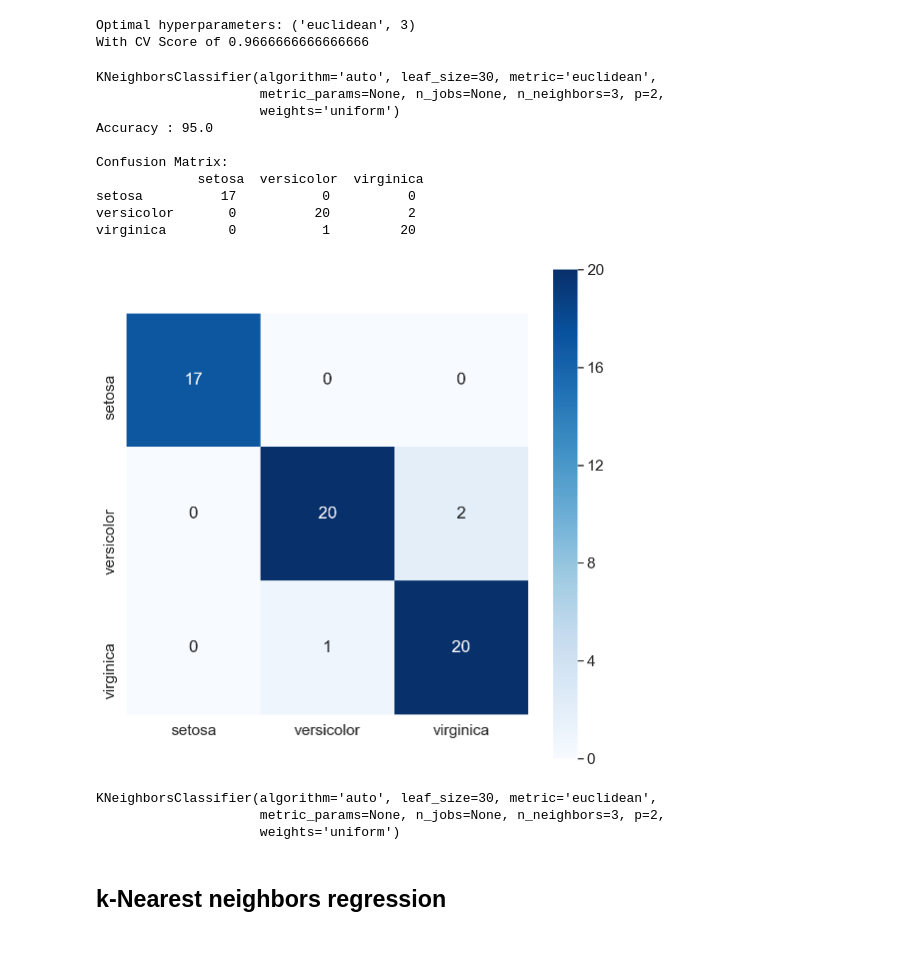
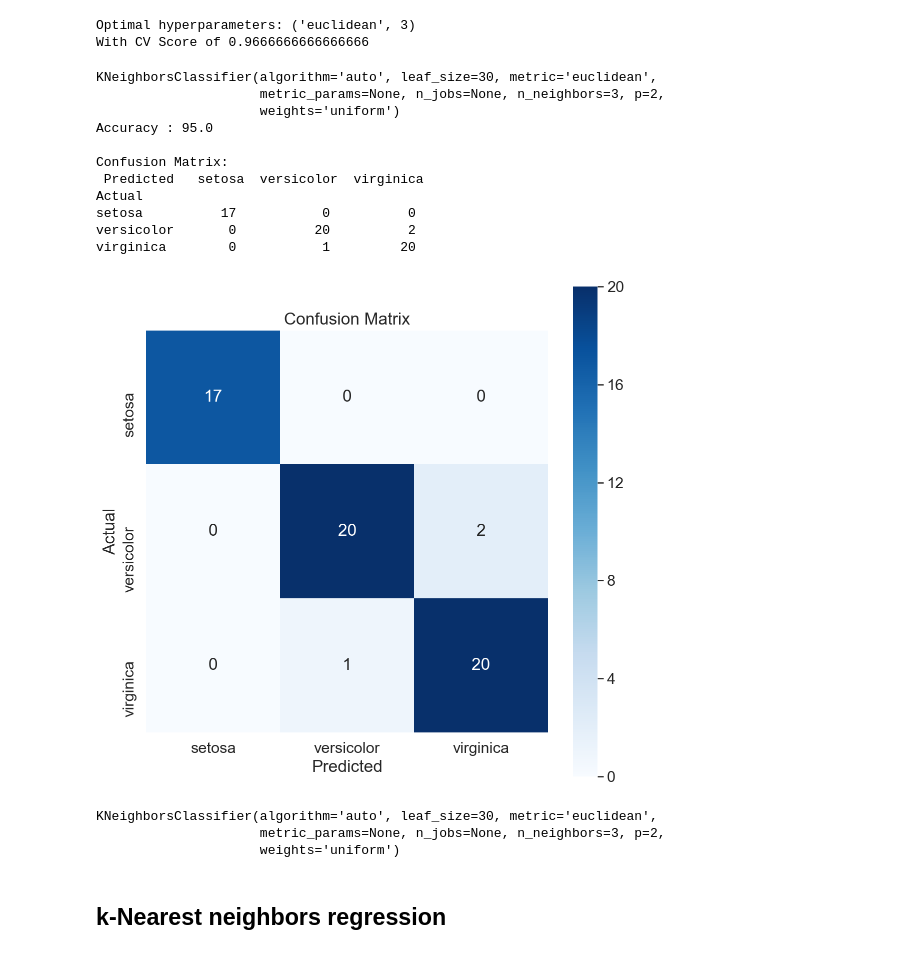
Before and after one commit to PacktPublishing/Practical-Machine-Learning-with-TensorFlow-2.0-and-Scikit-Learn, a Jupyter notebook: section_3/3-1.ipynb, the cells around one changed output. Drawn from its saved outputs; the diff is of its cells as text; code cells hidden in the pictures.

```diff
--- a/section_3/3-1.ipynb
+++ b/section_3/3-1.ipynb
@@ -270,36 +295,39 @@ max_params = find_optimal_k_and_distance()
 Optimal hyperparameters: ('euclidean', 3)
 With CV Score of 0.9666666666666666
 # %%
-
 # Lets train our model with our optimal hyper parameters
 def train_and_test_final_model(max_params):
     (distance, k) = max_params
     knn = KNeighborsClassifier(n_neighbors=k, metric=distance)
     knn.fit(X_train, y_train)
     print(knn)
     y_test_predict = knn.predict(X_test)
     cm = pd.DataFrame(confusion_matrix(y_test, y_test_predict), index=iris.target_names, columns=iris.target_names)
+    cm.index.name = 'Actual'
+    cm.columns.name = 'Predicted'
     print('Accuracy : {} \n'.format(100 * accuracy_score(y_test, y_test_predict)))
     print('Confusion Matrix: \n {}'.format(cm))
     axs = sn.heatmap(cm, cmap="Blues", annot=True, square=True)
     axs.set_ylim(0, len(cm))
     axs.invert_yaxis()
+    plt.title('Confusion Matrix')
     plt.show()
     return knn
 
 train_and_test_final_model(max_params)
 # %% [output]
 KNeighborsClassifier(algorithm='auto', leaf_size=30, metric='euclidean',
                      metric_params=None, n_jobs=None, n_neighbors=3, p=2,
                      weights='uniform')
 Accuracy : 95.0
 
 Confusion Matrix:
-             setosa  versicolor  virginica
+ Predicted   setosa  versicolor  virginica
+Actual
 setosa          17           0          0
 versicolor       0          20          2
 virginica        0           1         20
-[figure, old version]
+[figure, new version]
 KNeighborsClassifier(algorithm='auto', leaf_size=30, metric='euclidean',
                      metric_params=None, n_jobs=None, n_neighbors=3, p=2,
                      weights='uniform')
```
Also changed, not shown: parts of 4 cells of this notebook.
